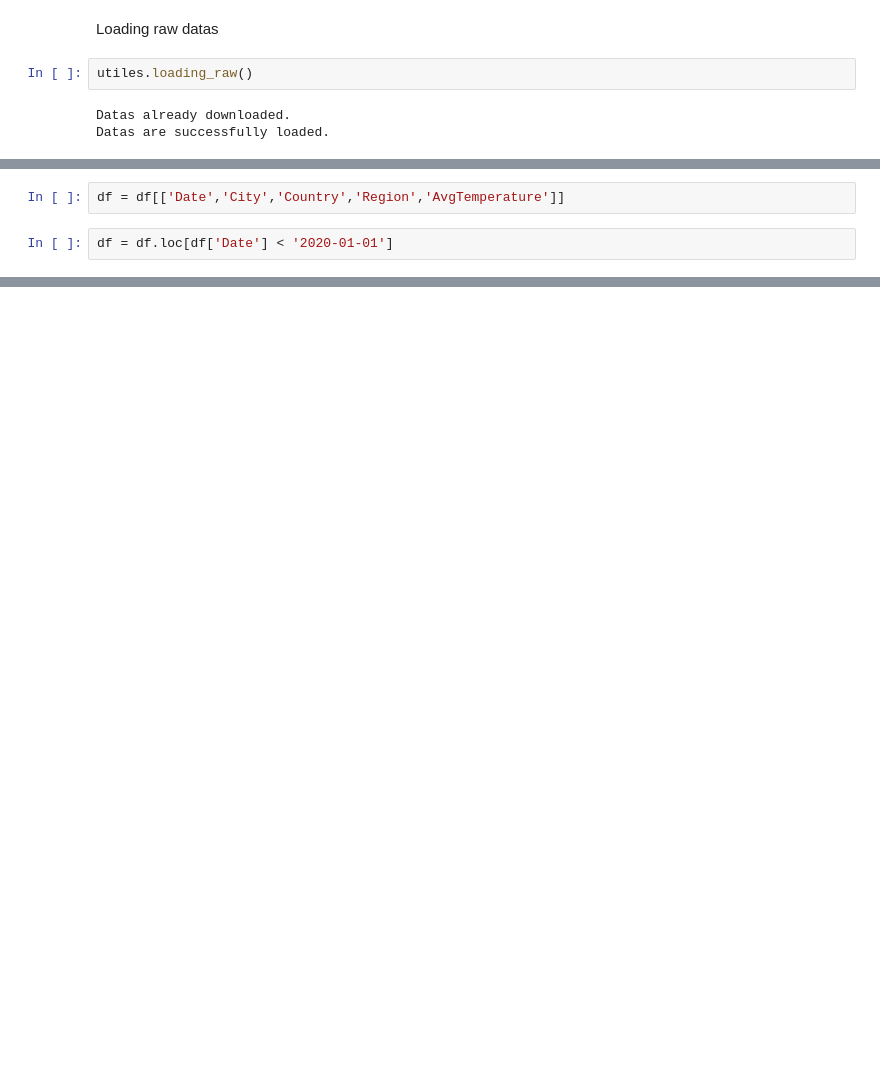
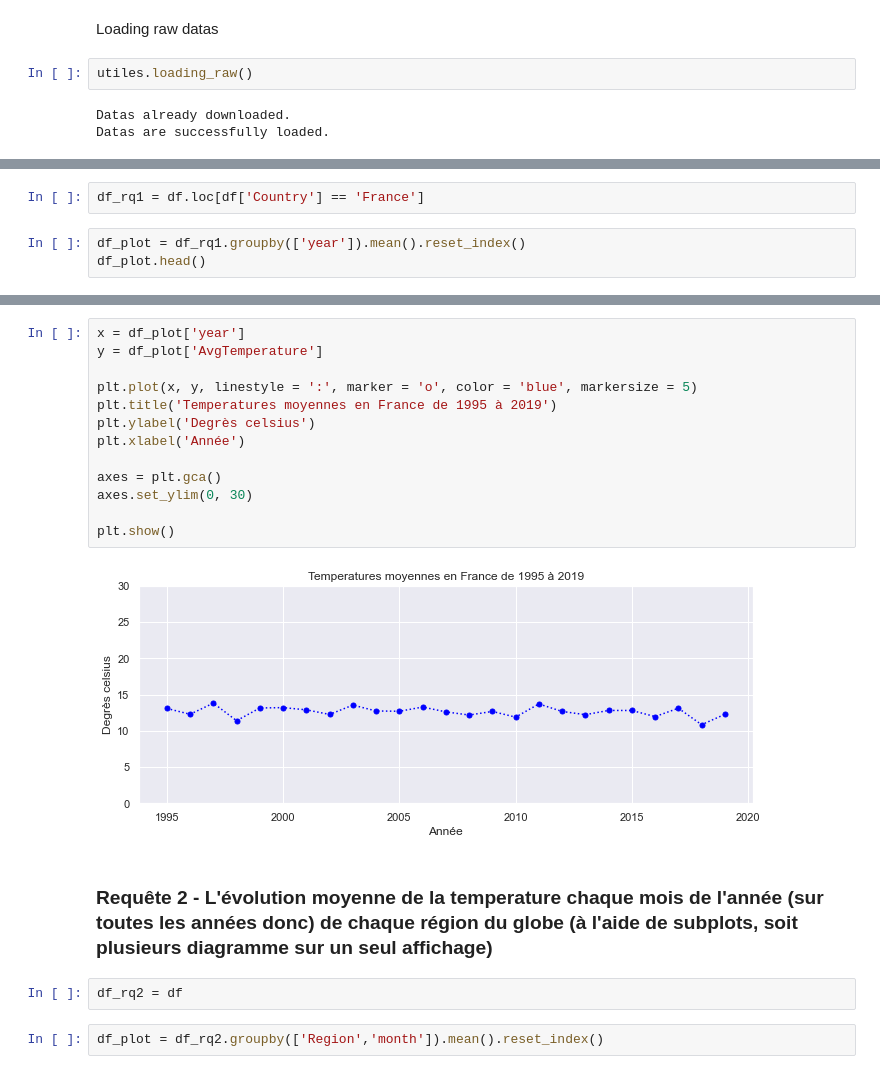
Before and after one commit to Orkaelle/climatologie, a Jupyter notebook: climatologie.ipynb, the cells around one changed output, grey strips where cells are left out. Drawn from its saved outputs; the diff is of its cells as text; blank space fills up the shorter version.

Commit message:
[ADD] Nettoyage des datas + 2 premières requêtes sans mise en forme

```diff
--- a/climatologie.ipynb
+++ b/climatologie.ipynb
@@ -29,4 +57,0 @@ df['Date'] = pd.to_datetime(df[['Day','Month','Year']], yearfirst=True, errors='
-# %%
-df = df[['Date','City','Country','Region','AvgTemperature']]
-# %%
-df = df.loc[df['Date'] < '2020-01-01']
@@ -42,0 +58,5 @@ df_final['AvgTemperature'].fillna(method='ffill', inplace=True)
+# %%
+df_rq1 = df.loc[df['Country'] == 'France']
+# %%
+df_plot = df_rq1.groupby(['year']).mean().reset_index()
+df_plot.head()
@@ -42,0 +70,21 @@ df_final['AvgTemperature'].fillna(method='ffill', inplace=True)
+# %%
+x = df_plot['year']
+y = df_plot['AvgTemperature']
+
+plt.plot(x, y, linestyle = ':', marker = 'o', color = 'blue', markersize = 5)
+plt.title('Temperatures moyennes en France de 1995 à 2019')
+plt.ylabel('Degrès celsius')
+plt.xlabel('Année')
+
+axes = plt.gca()
+axes.set_ylim(0, 30)
+
+plt.show()
+# %% [output]
+[figure, added]
+# %% [markdown]
+### Requête 2 - L'évolution moyenne de la temperature chaque mois de l'année (sur toutes les années donc) de chaque région du globe (à l'aide de subplots, soit plusieurs diagramme sur un seul affichage)
+# %%
+df_rq2 = df
+# %%
+df_plot = df_rq2.groupby(['Region','month']).mean().reset_index()
```
Also changed, not shown: parts of 17 cells of this notebook, 1 other file.
